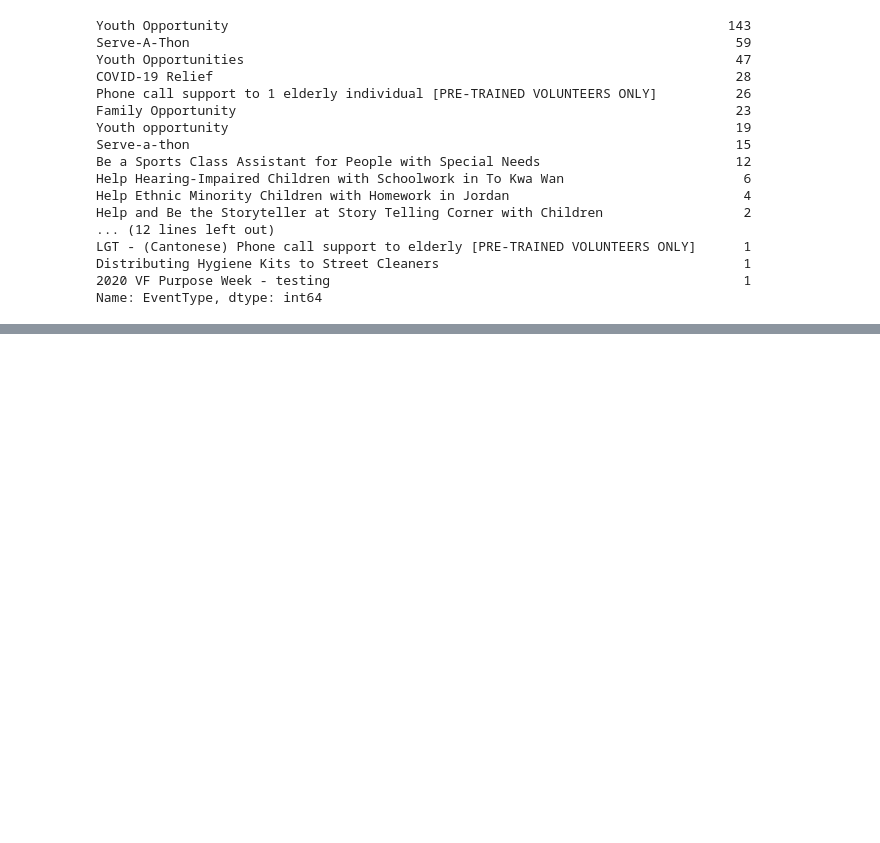
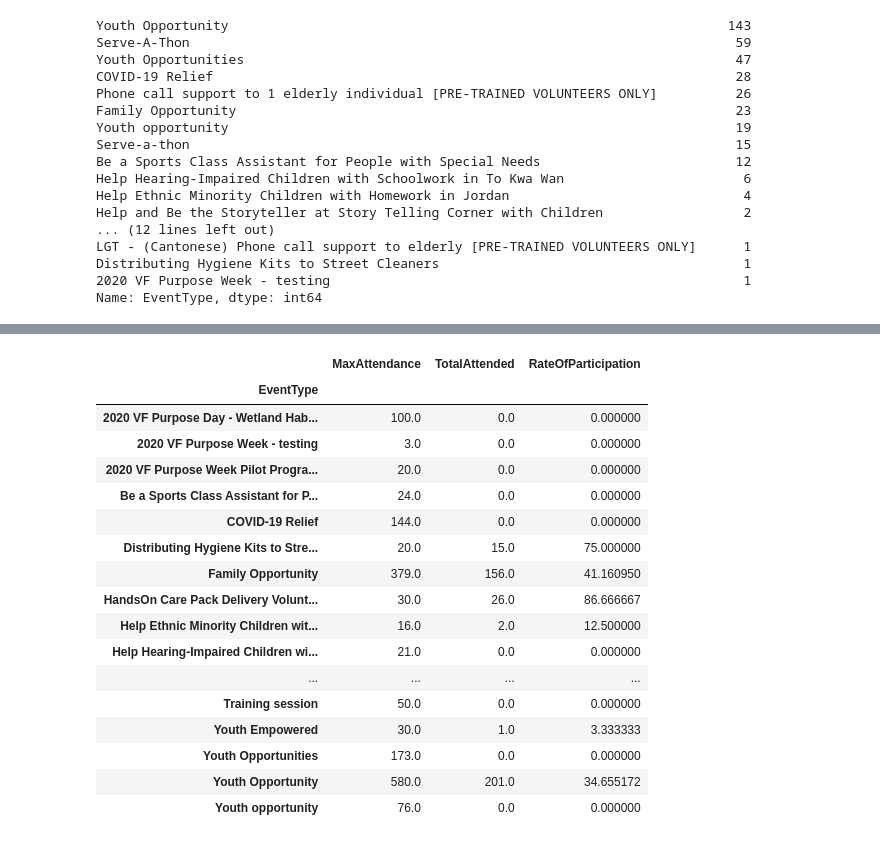
Before and after one commit to cfg2020apac/team-25, a Jupyter notebook: functions/helpers/Trial Data Analysis.ipynb, the cells around one changed output, grey strips where cells are left out. Drawn from its saved outputs; the diff is of its cells as text; code cells hidden in the pictures; blank space fills up the shorter version.

Commit message:
added participation rate

```diff
--- a/functions/helpers/Trial Data Analysis.ipynb
+++ b/functions/helpers/Trial Data Analysis.ipynb
@@ -166,4 +166,4 @@ programs_df.head()
 | 4 | Active | 194.0 | Integrated | Environmental Conservation ???? | Serve-A-Thon: Soap Recycling 10 a... | Soap Cycling | ... |
 | 5 | Active | 85.0 | Hunger & homelessness | Hunger & Homelessness ???????????? | Serve-A-Thon: Deliver Daily Neces... | ImpactHK, Sham Shui Po | ... |
 # %%
-participationRate = programs_df.groupby(['EventType'])['MaxAttendance','TotalAttended'].count().to_frame()
+participationRate = programs_df.groupby(['EventType'])['MaxAttendance','TotalAttended']
@@ -191,0 +170,2 @@ AttributeError: 'DataFrame' object has no attribute 'to_frame'
+# %%
+participationRateDF = participationRate.aggregate(np.sum)
@@ -191,0 +193,23 @@ AttributeError: 'DataFrame' object has no attribute 'to_frame'
+# %%
+participationRateDF['RateOfParticipation'] = participationRateDF.TotalAttended*100/participationRateDF.MaxAttendance
+# %%
+participationRateDF
+# %% [output]
+|  | MaxAttendance | TotalAttended | RateOfParticipation |
+| EventType |  |  |  |
+| 2020 VF Purpose Day - Wetland Hab... | 100.0 | 0.0 | 0.000000 |
+| 2020 VF Purpose Week - testing | 3.0 | 0.0 | 0.000000 |
+| 2020 VF Purpose Week Pilot Progra... | 20.0 | 0.0 | 0.000000 |
+| Be a Sports Class Assistant for P... | 24.0 | 0.0 | 0.000000 |
+| COVID-19 Relief | 144.0 | 0.0 | 0.000000 |
+| Distributing Hygiene Kits to Stre... | 20.0 | 15.0 | 75.000000 |
+| Family Opportunity | 379.0 | 156.0 | 41.160950 |
+| HandsOn Care Pack Delivery Volunt... | 30.0 | 26.0 | 86.666667 |
+| Help Ethnic Minority Children wit... | 16.0 | 2.0 | 12.500000 |
+| Help Hearing-Impaired Children wi... | 21.0 | 0.0 | 0.000000 |
+| ... | ... | ... | ... |
+| Training session | 50.0 | 0.0 | 0.000000 |
+| Youth Empowered | 30.0 | 1.0 | 3.333333 |
+| Youth Opportunities | 173.0 | 0.0 | 0.000000 |
+| Youth Opportunity | 580.0 | 201.0 | 34.655172 |
+| Youth opportunity | 76.0 | 0.0 | 0.000000 |
```
Also changed, not shown: parts of 3 cells of this notebook, 2 other files.
